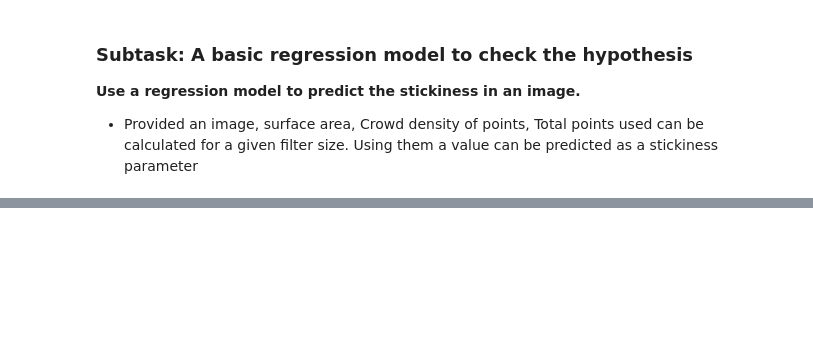
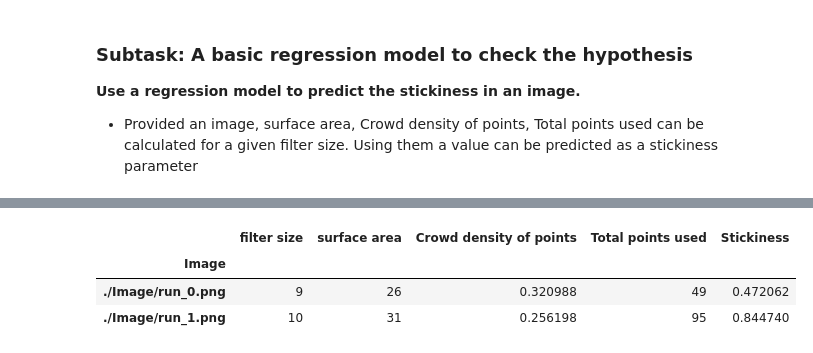
Before and after one commit to VinayIN/Aggregating-Model, a Jupyter notebook: DLA2d.ipynb, the cells around one changed output, grey strips where cells are left out. Saved outputs shown, nothing was run; the diff lists cells and outputs as text; code cells hidden in the pictures; blank space fills up the shorter version.

```diff
--- a/DLA2d.ipynb
+++ b/DLA2d.ipynb
@@ -271,3 +288,10 @@ print(len(dataset))
+# %%
+dataset.head(2)
+# %% [output]
+|  | filter size | surface area | Crowd density of points | Total points used | Stickiness |
+| Image |  |  |  |  |  |
+| ./Image/run_0.png | 9 | 26 | 0.320988 | 49 | 0.472062 |
+| ./Image/run_1.png | 10 | 31 | 0.256198 | 95 | 0.844740 |
 # %%
 from sklearn.preprocessing import MinMaxScaler
 from sklearn.model_selection import train_test_split
```
Also changed, not shown: parts of 10 cells of this notebook, 12 other files.
